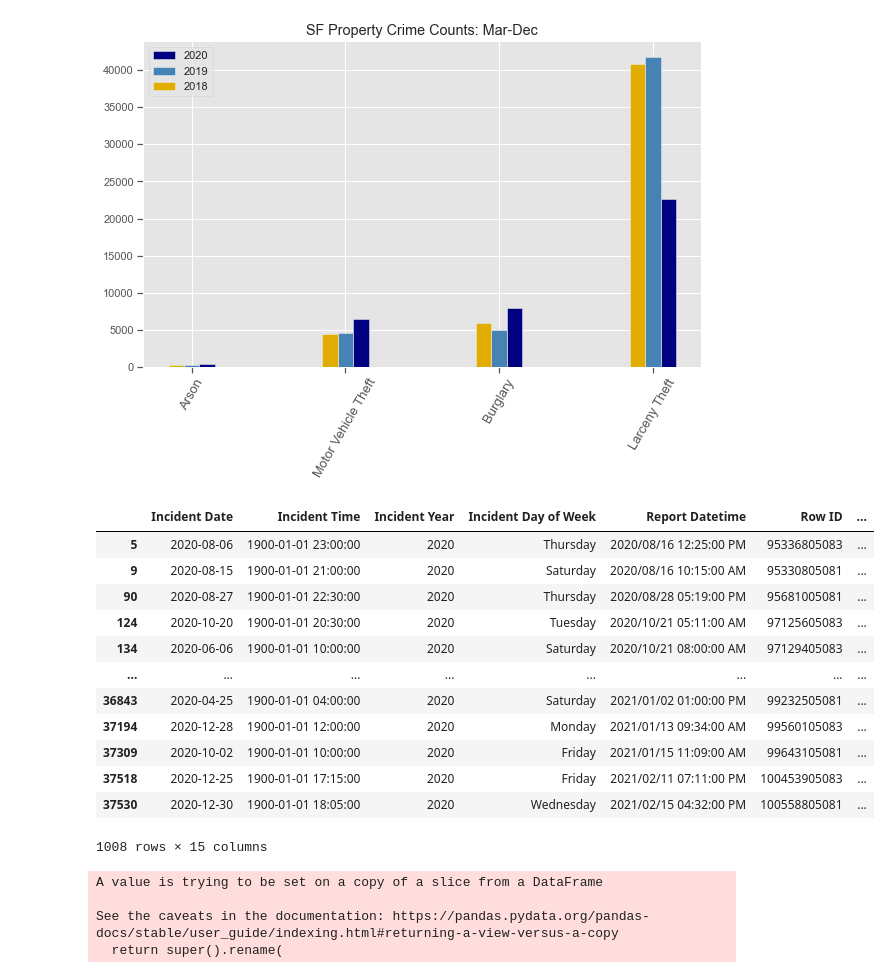
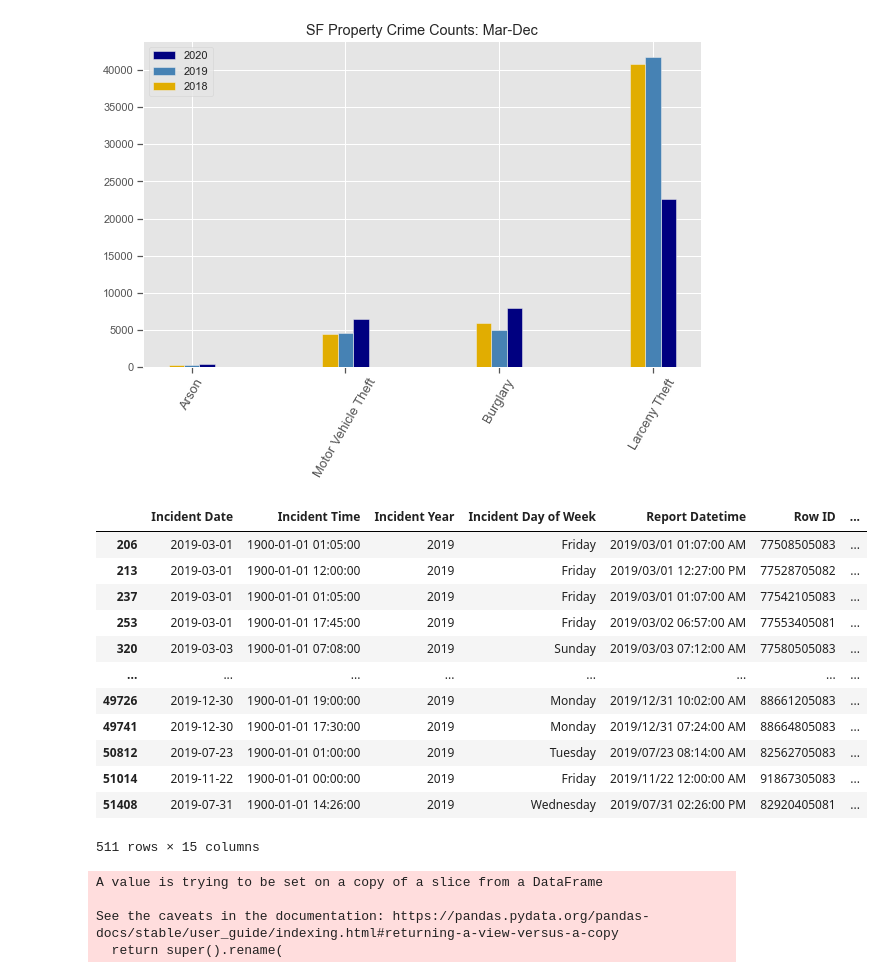
Before and after one commit to baharbiazar/San_Francisco_crime_EDA, a Jupyter notebook: src/sf_crime_analysis.ipynb, the cells around one changed output. Saved outputs shown, nothing was run; the diff lists cells and outputs as text; code cells hidden in the pictures.

```diff
--- a/src/sf_crime_analysis.ipynb
+++ b/src/sf_crime_analysis.ipynb
@@ -148,21 +148,21 @@ P.plot_prop_years(property_ma_18, property_ma_19, property_ma_20);
 # %% [output]
 [figure]
 # %%
-property_ma_20[property_ma_20['Incident Subcategory']=='Burglary - Hot Prowl']
+property_ma_19[property_ma_19['Incident Subcategory']=='Burglary - Hot Prowl']
 # %% [output]
 |  | Incident Date | Incident Time | Incident Year | Incident Day of Week | Report Datetime | Row ID | ... |
-| 5 | 2020-08-06 | 1900-01-01 23:00:00 | 2020 | Thursday | 2020/08/16 12:25:00 PM | 95336805083 | ... |
-| 9 | 2020-08-15 | 1900-01-01 21:00:00 | 2020 | Saturday | 2020/08/16 10:15:00 AM | 95330805081 | ... |
-| 90 | 2020-08-27 | 1900-01-01 22:30:00 | 2020 | Thursday | 2020/08/28 05:19:00 PM | 95681005081 | ... |
-| 124 | 2020-10-20 | 1900-01-01 20:30:00 | 2020 | Tuesday | 2020/10/21 05:11:00 AM | 97125605083 | ... |
-| 134 | 2020-06-06 | 1900-01-01 10:00:00 | 2020 | Saturday | 2020/10/21 08:00:00 AM | 97129405083 | ... |
+| 206 | 2019-03-01 | 1900-01-01 01:05:00 | 2019 | Friday | 2019/03/01 01:07:00 AM | 77508505083 | ... |
+| 213 | 2019-03-01 | 1900-01-01 12:00:00 | 2019 | Friday | 2019/03/01 12:27:00 PM | 77528705082 | ... |
+| 237 | 2019-03-01 | 1900-01-01 01:05:00 | 2019 | Friday | 2019/03/01 01:07:00 AM | 77542105083 | ... |
+| 253 | 2019-03-01 | 1900-01-01 17:45:00 | 2019 | Friday | 2019/03/02 06:57:00 AM | 77553405081 | ... |
+| 320 | 2019-03-03 | 1900-01-01 07:08:00 | 2019 | Sunday | 2019/03/03 07:12:00 AM | 77580505083 | ... |
 | ... | ... | ... | ... | ... | ... | ... | ... |
-| 36843 | 2020-04-25 | 1900-01-01 04:00:00 | 2020 | Saturday | 2021/01/02 01:00:00 PM | 99232505081 | ... |
-| 37194 | 2020-12-28 | 1900-01-01 12:00:00 | 2020 | Monday | 2021/01/13 09:34:00 AM | 99560105083 | ... |
-| 37309 | 2020-10-02 | 1900-01-01 10:00:00 | 2020 | Friday | 2021/01/15 11:09:00 AM | 99643105081 | ... |
-| 37518 | 2020-12-25 | 1900-01-01 17:15:00 | 2020 | Friday | 2021/02/11 07:11:00 PM | 100453905083 | ... |
-| 37530 | 2020-12-30 | 1900-01-01 18:05:00 | 2020 | Wednesday | 2021/02/15 04:32:00 PM | 100558805081 | ... |
+| 49726 | 2019-12-30 | 1900-01-01 19:00:00 | 2019 | Monday | 2019/12/31 10:02:00 AM | 88661205083 | ... |
+| 49741 | 2019-12-30 | 1900-01-01 17:30:00 | 2019 | Monday | 2019/12/31 07:24:00 AM | 88664805083 | ... |
+| 50812 | 2019-07-23 | 1900-01-01 01:00:00 | 2019 | Tuesday | 2019/07/23 08:14:00 AM | 82562705083 | ... |
+| 51014 | 2019-11-22 | 1900-01-01 00:00:00 | 2019 | Friday | 2019/11/22 12:00:00 AM | 91867305083 | ... |
+| 51408 | 2019-07-31 | 1900-01-01 14:26:00 | 2019 | Wednesday | 2019/07/31 02:26:00 PM | 82920405081 | ... |
-1008 rows × 15 columns
+511 rows × 15 columns
 # %%
 # review each category and sub category comparing 2020 and 2019
 P.plot_viol_subcats(violent_ma_19, violent_ma_20);
```
Also changed, not shown: parts of 4 cells of this notebook, 6 other files.
